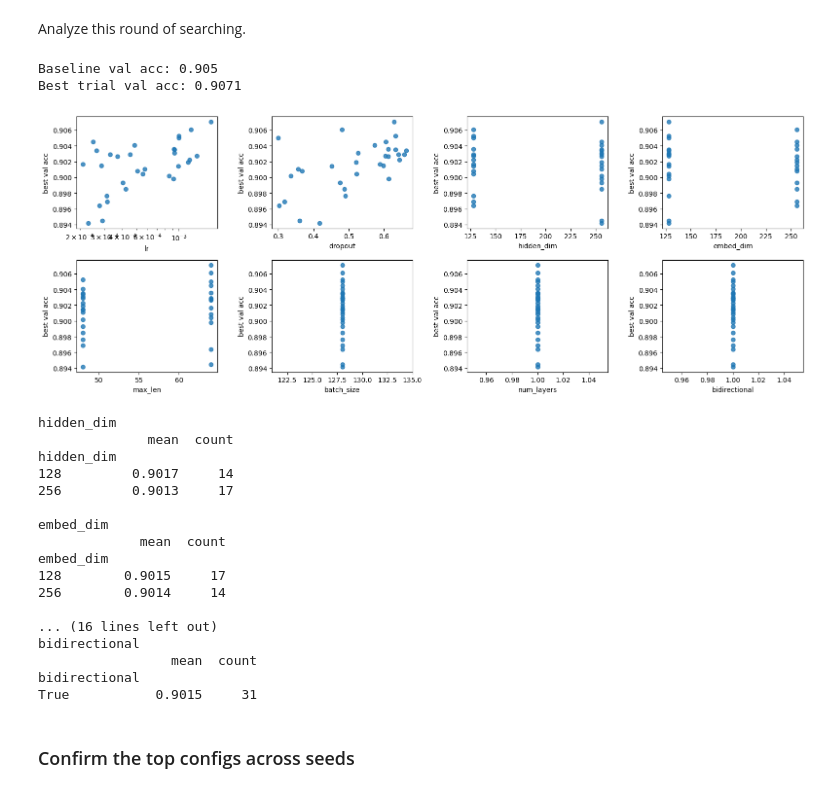
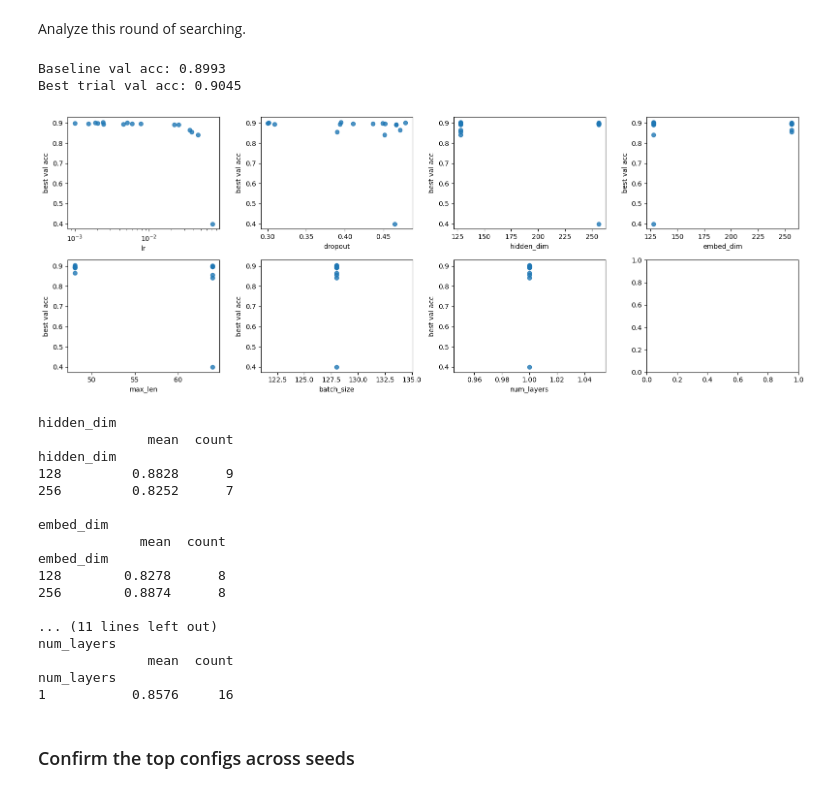
Before and after one commit to leek-yams/mie1624-NN, a Jupyter notebook: RNN_TensorflowKeras.ipynb, the cells around one changed output. Saved outputs shown, nothing was run; the diff lists cells and outputs as text; code cells hidden in the pictures.

Commit message:
Removed bidirectional, reran search and training.

```diff
--- a/RNN_TensorflowKeras.ipynb
+++ b/RNN_TensorflowKeras.ipynb
@@ -267,7 +266,7 @@ for i, cfg in enumerate(configs):
     print(
         f"{tag:9s} val_acc {res['best_val_acc']:.4f} (epoch {res['best_epoch']}) | "
         f"lr {cfg['lr']:.1e} emb {cfg['embed_dim']} hid {cfg['hidden_dim']} L{cfg['num_layers']} "
-        f"bi={cfg['bidirectional']} drop {cfg['dropout']:.2f} len {cfg['max_len']} bs {cfg['batch_size']} "
+        f"drop {cfg['dropout']:.2f} len {cfg['max_len']} bs {cfg['batch_size']} "
         f"| {res['seconds']}s"
     )
 
@@ -318,7 +316,7 @@ With only ~15 trials the plots are noisy hints, not proof.
 print("Baseline val acc:", round(float(df.loc[df.trial == 0, "best_val_acc"].iloc[0]), 4))
 print("Best trial val acc:", round(float(df.best_val_acc.iloc[0]), 4))
 
-params = ["lr", "dropout", "hidden_dim", "embed_dim", "max_len", "batch_size", "num_layers", "bidirectional"]
+params = ["lr", "dropout", "hidden_dim", "embed_dim", "max_len", "batch_size", "num_layers"]
 fig, axes = plt.subplots(2, 4, figsize=(16, 6))
 for ax, p in zip(axes.ravel(), params):
     ax.scatter(df[p].astype(float), df.best_val_acc, alpha=0.8)
@@ -330,7 +328,7 @@ plt.tight_layout()
 plt.show()
 
 # Mean validation accuracy for each value of the discrete hyperparameters
-for p in ["hidden_dim", "embed_dim", "max_len", "batch_size", "num_layers", "bidirectional"]:
+for p in ["hidden_dim", "embed_dim", "max_len", "batch_size", "num_layers"]:
     print(f"\n{p}")
     print(df.groupby(p).best_val_acc.agg(["mean", "count"]).round(4))
 # %% [output]
@@ -363,12 +359,12 @@ I have also increased `TUNE_EPOCHS = 8`, where it used to be 4. And `N_TRIALS` o
 # %%
 def sample_config(rng):
     return dict(
-        lr=float(10 ** rng.uniform(-3.7, -2.7)),   # 2e-4 .. 2e-3
+        lr=float(10 ** rng.uniform(-3, -1)),   # 2e-4 .. 2e-3
         embed_dim=int(rng.choice([128, 256])),
         hidden_dim=int(rng.choice([128, 256])),
         num_layers=1,                               # fixed: no better, much slower
-        bidirectional=True,                         # fixed: no measurable difference
-        dropout=float(rng.uniform(0.3, 0.7)),       # focus here
+        bidirectional=False,                         # fixed: no measurable difference
+        dropout=float(rng.uniform(0.3, 0.5)),       # focus here
         max_len=int(rng.choice([48, 64])),
         batch_size=128,                             # fixed
     )
@@ -387,7 +383,7 @@ for i, cfg in enumerate(configs):
     print(
         f"{tag:9s} val_acc {res['best_val_acc']:.4f} (epoch {res['best_epoch']}) | "
         f"lr {cfg['lr']:.1e} emb {cfg['embed_dim']} hid {cfg['hidden_dim']} L{cfg['num_layers']} "
-        f"bi={cfg['bidirectional']} drop {cfg['dropout']:.2f} len {cfg['max_len']} bs {cfg['batch_size']} "
+        f"drop {cfg['dropout']:.2f} len {cfg['max_len']} bs {cfg['batch_size']} "
         f"| {res['seconds']}s"
     )
 
@@ -434,43 +429,43 @@ Analyze this round of searching.
 # %%
 print("Baseline val acc:", round(float(df.loc[df.trial == 0, "best_val_acc"].iloc[0]), 4))
 print("Best trial val acc:", round(float(df.best_val_acc.iloc[0]), 4))
 
-params = ["lr", "dropout", "hidden_dim", "embed_dim", "max_len", "batch_size", "num_layers", "bidirectional"]
+params = ["lr", "dropout", "hidden_dim", "embed_dim", "max_len", "batch_size", "num_layers"]
 fig, axes = plt.subplots(2, 4, figsize=(16, 6))
 for ax, p in zip(axes.ravel(), params):
     ax.scatter(df[p].astype(float), df.best_val_acc, alpha=0.8)
     ax.set_xlabel(p)
     ax.set_ylabel("best val acc")
     if p == "lr":
         ax.set_xscale("log")
 plt.tight_layout()
 plt.show()
 
 # Mean validation accuracy for each value of the discrete hyperparameters
-for p in ["hidden_dim", "embed_dim", "max_len", "batch_size", "num_layers", "bidirectional"]:
+for p in ["hidden_dim", "embed_dim", "max_len", "batch_size", "num_layers"]:
     print(f"\n{p}")
     print(df.groupby(p).best_val_acc.agg(["mean", "count"]).round(4))
 # %% [output]
-Baseline val acc: 0.905
-Best trial val acc: 0.9071
+Baseline val acc: 0.8993
+Best trial val acc: 0.9045
-[figure, old version]
+[figure, new version]
 hidden_dim
               mean  count
 hidden_dim
-128         0.9017     14
-256         0.9013     17
+128         0.8828      9
+256         0.8252      7
 
 embed_dim
              mean  count
 embed_dim
-128        0.9015     17
-256        0.9014     14
+128        0.8278      8
+256        0.8874      8
 
-... (16 lines left out)
-bidirectional
-                 mean  count
-bidirectional
-True           0.9015     31
+... (11 lines left out)
+num_layers
+              mean  count
+num_layers
+1           0.8576     16
 # %% [markdown]
 ### Confirm the top configs across seeds
 # %% [markdown]
```
Also changed, not shown: parts of 19 cells of this notebook.
